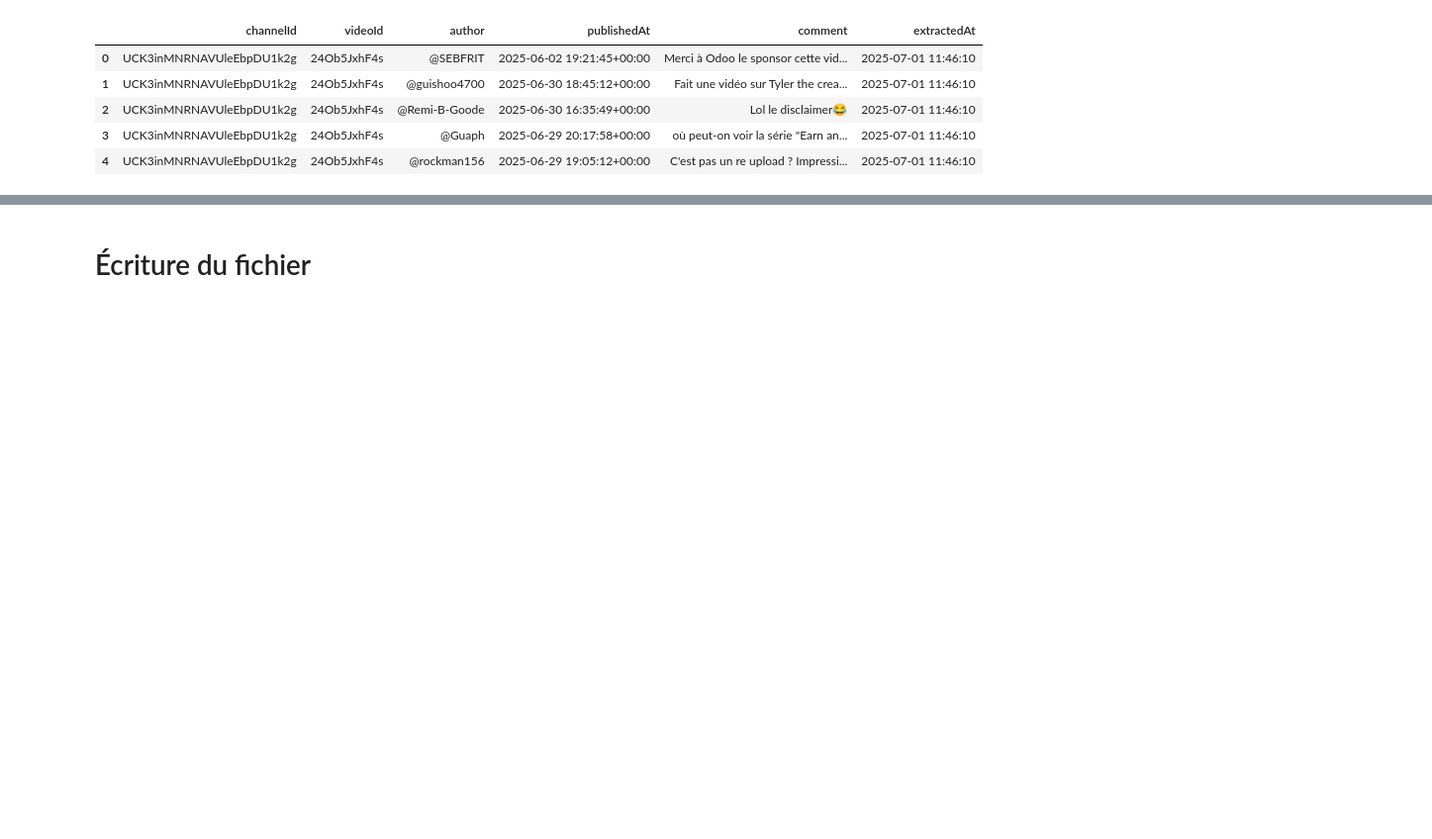
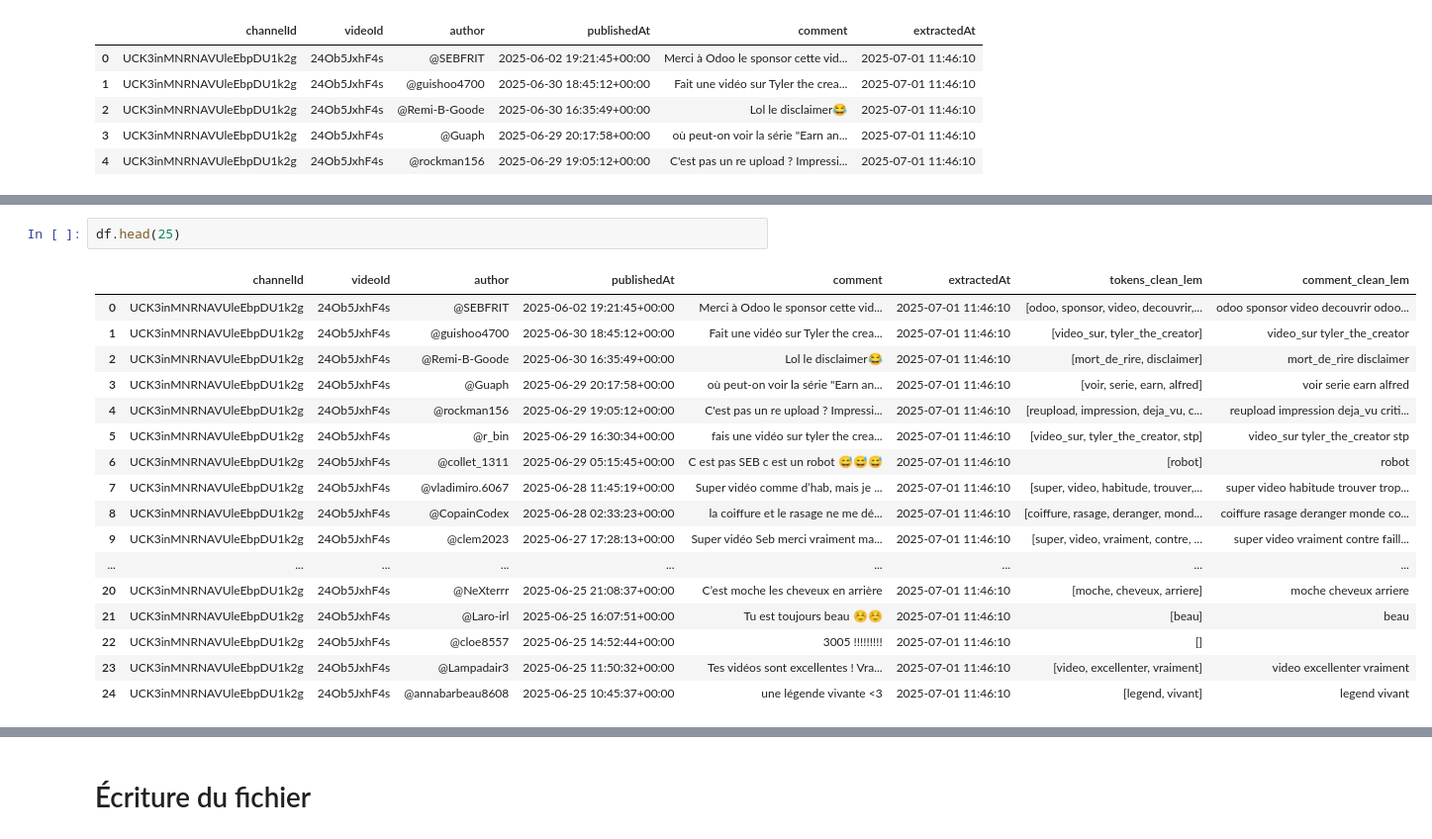
Before and after one commit to Carla-FL/Projet-RNCP, a Jupyter notebook: notebooks/2_preprocessing.ipynb, the cells around one changed output, grey strips where cells are left out. Shown at 99% size. Saved outputs shown, nothing was run; the diff lists cells and outputs as text; blank space fills up the shorter version.

```diff
--- a/notebooks/2_preprocessing.ipynb
+++ b/notebooks/2_preprocessing.ipynb
@@ -79,3 +142,23 @@ df.head()
+# %%
+df.head(25)
+# %% [output]
+|  | channelId | videoId | author | publishedAt | comment | extractedAt | tokens_clean_lem | comment_clean_lem |
+| 0 | UCK3inMNRNAVUleEbpDU1k2g | 24Ob5JxhF4s | @SEBFRIT | 2025-06-02 19:21:45+00:00 | Merci à Odoo le sponsor cette vid... | 2025-07-01 11:46:10 | [odoo, sponsor, video, decouvrir,... | odoo sponsor video decouvrir odoo... |
+| 1 | UCK3inMNRNAVUleEbpDU1k2g | 24Ob5JxhF4s | @guishoo4700 | 2025-06-30 18:45:12+00:00 | Fait une vidéo sur Tyler the crea... | 2025-07-01 11:46:10 | [video_sur, tyler_the_creator] | video_sur tyler_the_creator |
+| 2 | UCK3inMNRNAVUleEbpDU1k2g | 24Ob5JxhF4s | @Remi-B-Goode | 2025-06-30 16:35:49+00:00 | Lol le disclaimer😂 | 2025-07-01 11:46:10 | [mort_de_rire, disclaimer] | mort_de_rire disclaimer |
+| 3 | UCK3inMNRNAVUleEbpDU1k2g | 24Ob5JxhF4s | @Guaph | 2025-06-29 20:17:58+00:00 | où peut-on voir la série "Earn an... | 2025-07-01 11:46:10 | [voir, serie, earn, alfred] | voir serie earn alfred |
+| 4 | UCK3inMNRNAVUleEbpDU1k2g | 24Ob5JxhF4s | @rockman156 | 2025-06-29 19:05:12+00:00 | C'est pas un re upload ? Impressi... | 2025-07-01 11:46:10 | [reupload, impression, deja_vu, c... | reupload impression deja_vu criti... |
+| 5 | UCK3inMNRNAVUleEbpDU1k2g | 24Ob5JxhF4s | @r_bin | 2025-06-29 16:30:34+00:00 | fais une vidéo sur tyler the crea... | 2025-07-01 11:46:10 | [video_sur, tyler_the_creator, stp] | video_sur tyler_the_creator stp |
+| 6 | UCK3inMNRNAVUleEbpDU1k2g | 24Ob5JxhF4s | @collet_1311 | 2025-06-29 05:15:45+00:00 | C est pas SEB c est un robot 😅😅😅 | 2025-07-01 11:46:10 | [robot] | robot |
+| 7 | UCK3inMNRNAVUleEbpDU1k2g | 24Ob5JxhF4s | @vladimiro.6067 | 2025-06-28 11:45:19+00:00 | Super vidéo comme d’hab, mais je ... | 2025-07-01 11:46:10 | [super, video, habitude, trouver,... | super video habitude trouver trop... |
+| 8 | UCK3inMNRNAVUleEbpDU1k2g | 24Ob5JxhF4s | @CopainCodex | 2025-06-28 02:33:23+00:00 | la coiffure et le rasage ne me dé... | 2025-07-01 11:46:10 | [coiffure, rasage, deranger, mond... | coiffure rasage deranger monde co... |
+| 9 | UCK3inMNRNAVUleEbpDU1k2g | 24Ob5JxhF4s | @clem2023 | 2025-06-27 17:28:13+00:00 | Super vidéo Seb merci vraiment ma... | 2025-07-01 11:46:10 | [super, video, vraiment, contre, ... | super video vraiment contre faill... |
+| ... | ... | ... | ... | ... | ... | ... | ... | ... |
+| 20 | UCK3inMNRNAVUleEbpDU1k2g | 24Ob5JxhF4s | @NeXterrr | 2025-06-25 21:08:37+00:00 | C’est moche les cheveux en arrière | 2025-07-01 11:46:10 | [moche, cheveux, arriere] | moche cheveux arriere |
+| 21 | UCK3inMNRNAVUleEbpDU1k2g | 24Ob5JxhF4s | @Laro-irl | 2025-06-25 16:07:51+00:00 | Tu est toujours beau ☺️☺️ | 2025-07-01 11:46:10 | [beau] | beau |
+| 22 | UCK3inMNRNAVUleEbpDU1k2g | 24Ob5JxhF4s | @cloe8557 | 2025-06-25 14:52:44+00:00 | 3005 !!!!!!!!! | 2025-07-01 11:46:10 | [] |  |
+| 23 | UCK3inMNRNAVUleEbpDU1k2g | 24Ob5JxhF4s | @Lampadair3 | 2025-06-25 11:50:32+00:00 | Tes vidéos sont excellentes ! Vra... | 2025-07-01 11:46:10 | [video, excellenter, vraiment] | video excellenter vraiment |
+| 24 | UCK3inMNRNAVUleEbpDU1k2g | 24Ob5JxhF4s | @annabarbeau8608 | 2025-06-25 10:45:37+00:00 | une légende vivante <3 | 2025-07-01 11:46:10 | [legend, vivant] | legend vivant |
 # %%
 text = nltk.word_tokenize(' '.join(df['comment_clean_lem'].dropna()))
 raw = nltk.Text(text)
```
Also changed, not shown: parts of 18 cells of this notebook, 42 other files.
